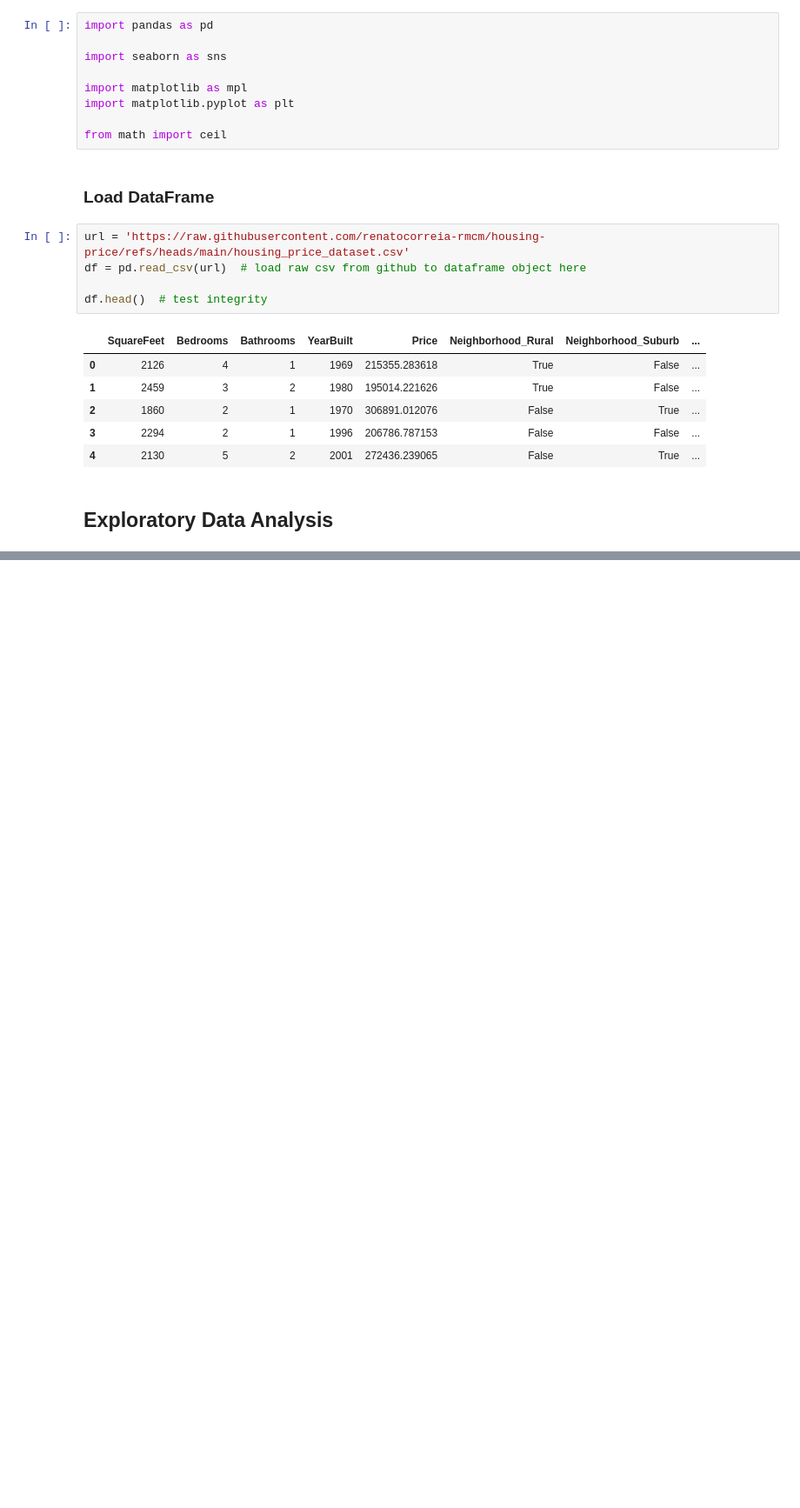
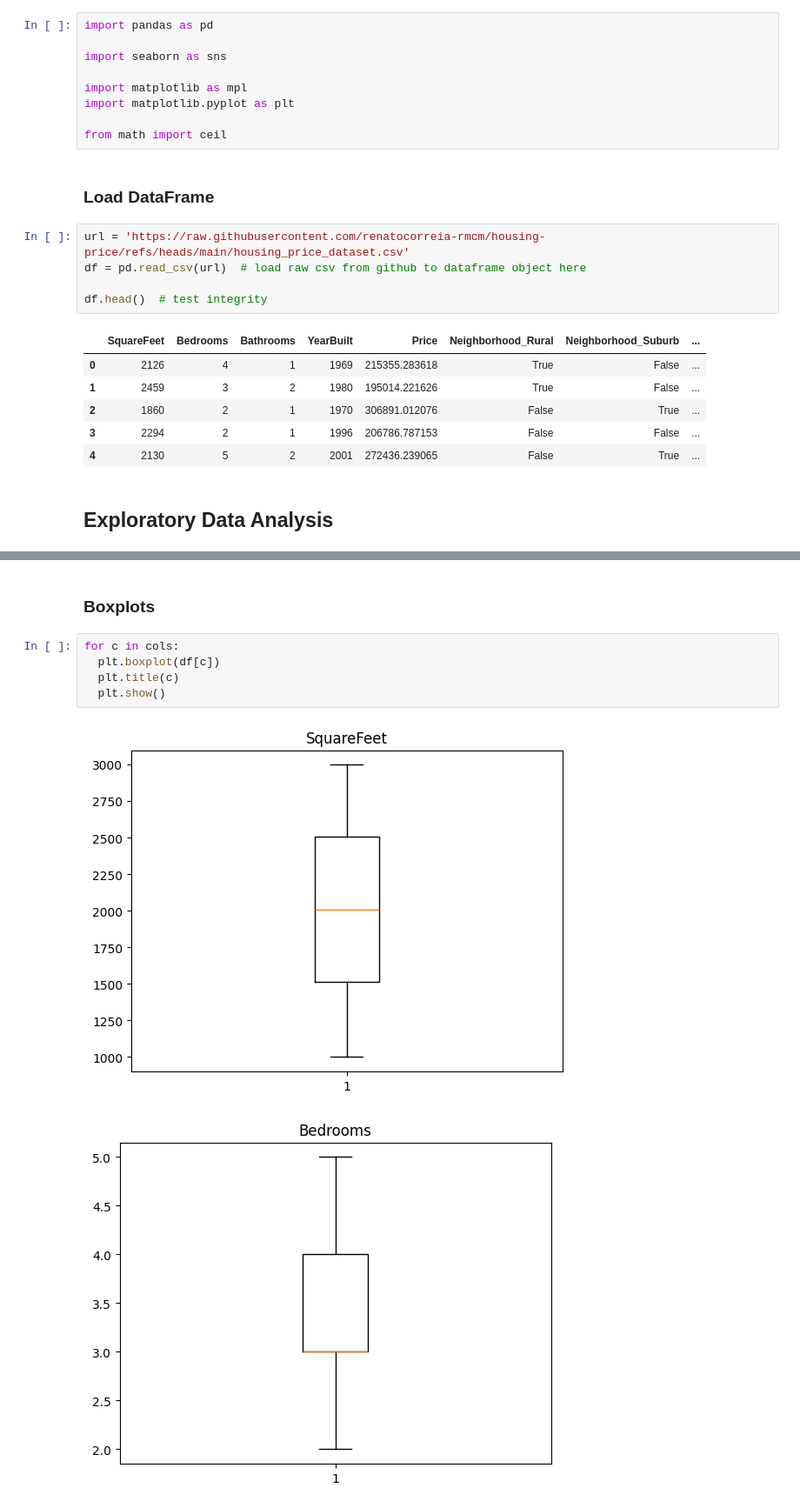
Before and after one commit to renatocorreia-rmcm/housing-price, a Jupyter notebook: HousePricing.ipynb, the cells around one changed output, grey strips where cells are left out. Shown at 87% size. Cells and saved outputs as stored; diff of their text form; blank space fills up the shorter version.

```diff
--- a/HousePricing.ipynb
+++ b/HousePricing.ipynb
@@ -50,0 +52,10 @@ plt.show()
+# %% [markdown]
+### Boxplots
+# %%
+for c in cols:
+  plt.boxplot(df[c])
+  plt.title(c)
+  plt.show()
+# %% [output]
+[figure, added]
+[figure, added]
```
Also changed, not shown: parts of 7 cells of this notebook.
